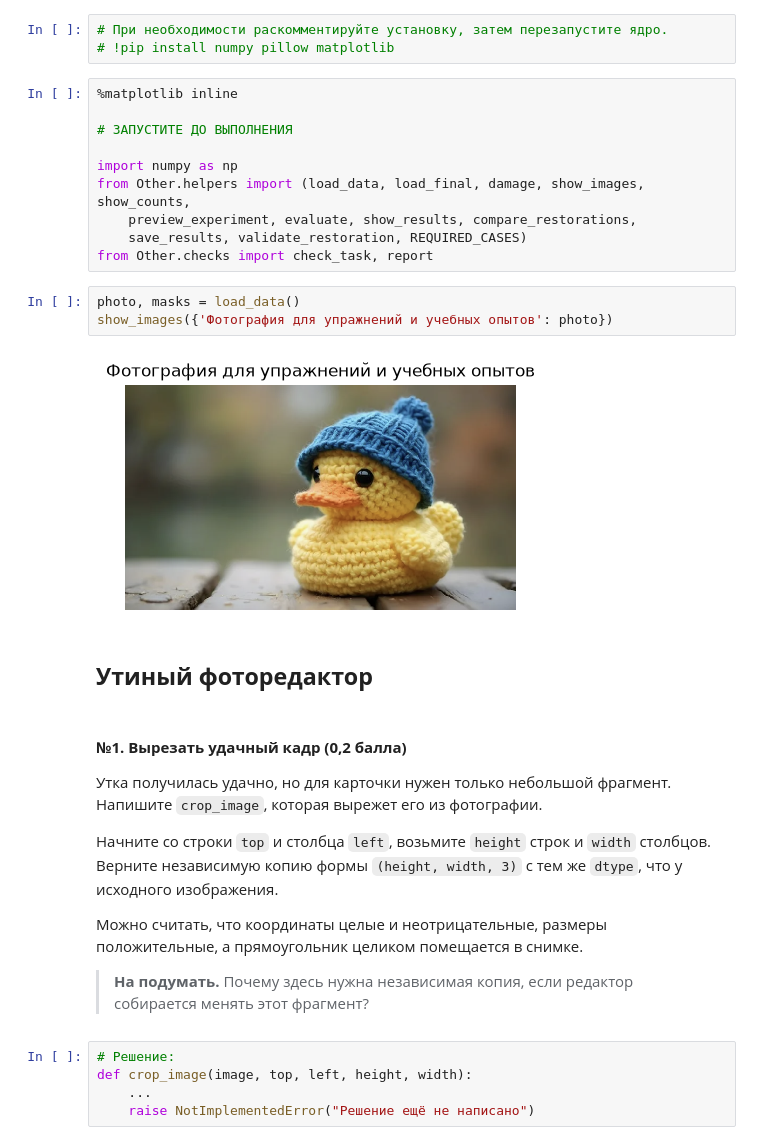
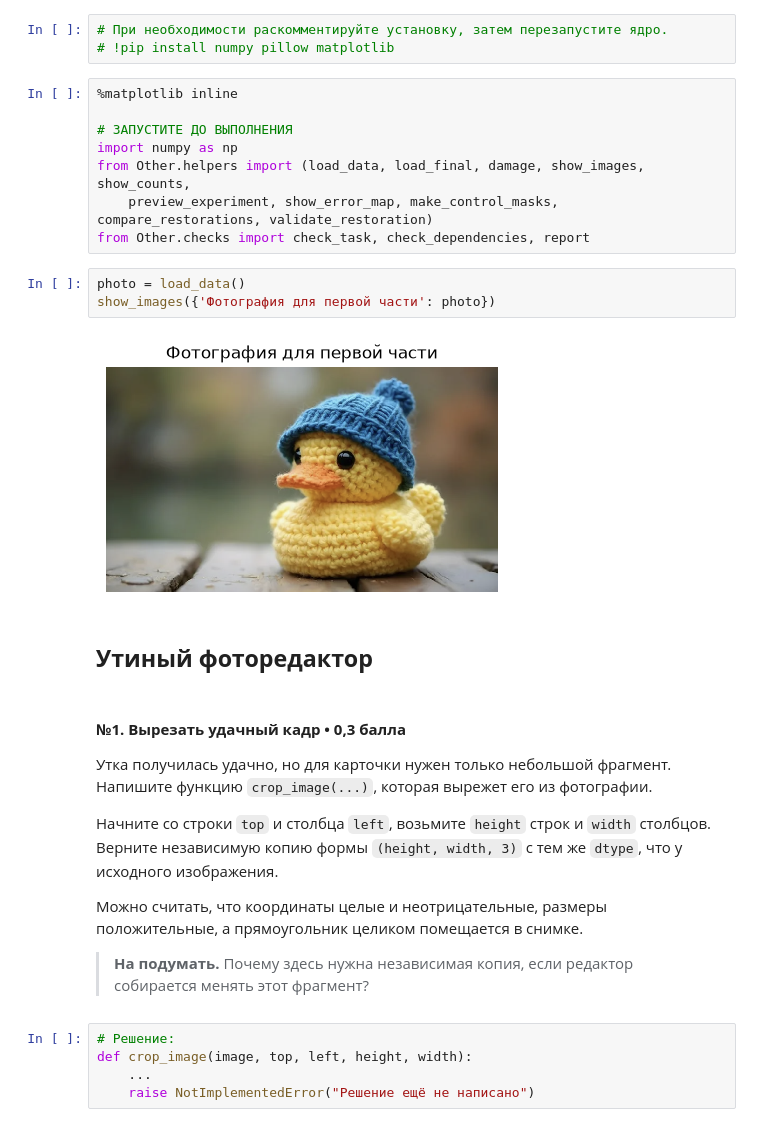
Before and after one commit to GordeyZuev/python-course-hse, a Jupyter notebook: Materials/Pro/Homeworks/BIH_HW/HW_1/HW_1.ipynb, the cells around one changed output. Saved outputs shown, nothing was run; the diff lists cells and outputs as text.

```diff
--- a/Materials/Pro/Homeworks/BIH_HW/HW_1/HW_1.ipynb
+++ b/Materials/Pro/Homeworks/BIH_HW/HW_1/HW_1.ipynb
@@ -94,23 +106,21 @@
 %matplotlib inline
 
 # ЗАПУСТИТЕ ДО ВЫПОЛНЕНИЯ
-
 import numpy as np
 from Other.helpers import (load_data, load_final, damage, show_images, show_counts,
-    preview_experiment, evaluate, show_results, compare_restorations,
-    save_results, validate_restoration, REQUIRED_CASES)
-from Other.checks import check_task, report
+    preview_experiment, show_error_map, make_control_masks, compare_restorations, validate_restoration)
+from Other.checks import check_task, check_dependencies, report
 # %%
-photo, masks = load_data()
-show_images({'Фотография для упражнений и учебных опытов': photo})
+photo = load_data()
+show_images({'Фотография для первой части': photo})
 # %% [output]
-[figure, old version]
+[figure, new version]
 # %% [markdown]
 ## **Утиный фоторедактор**
 # %% [markdown]
-#### **№1. Вырезать удачный кадр (0,2 балла)**
+#### **№1. Вырезать удачный кадр • 0,3 балла**
 
-Утка получилась удачно, но для карточки нужен только небольшой фрагмент. Напишите `crop_image`, которая вырежет его из фотографии.
+Утка получилась удачно, но для карточки нужен только небольшой фрагмент. Напишите функцию `crop_image(...)`, которая вырежет его из фотографии.
 
 Начните со строки `top` и столбца `left`, возьмите `height` строк и `width` столбцов. Верните независимую копию формы `(height, width, 3)` с тем же `dtype`, что у исходного изображения.
 
```
Also changed, not shown: parts of 58 cells of this notebook, 22 other files.
